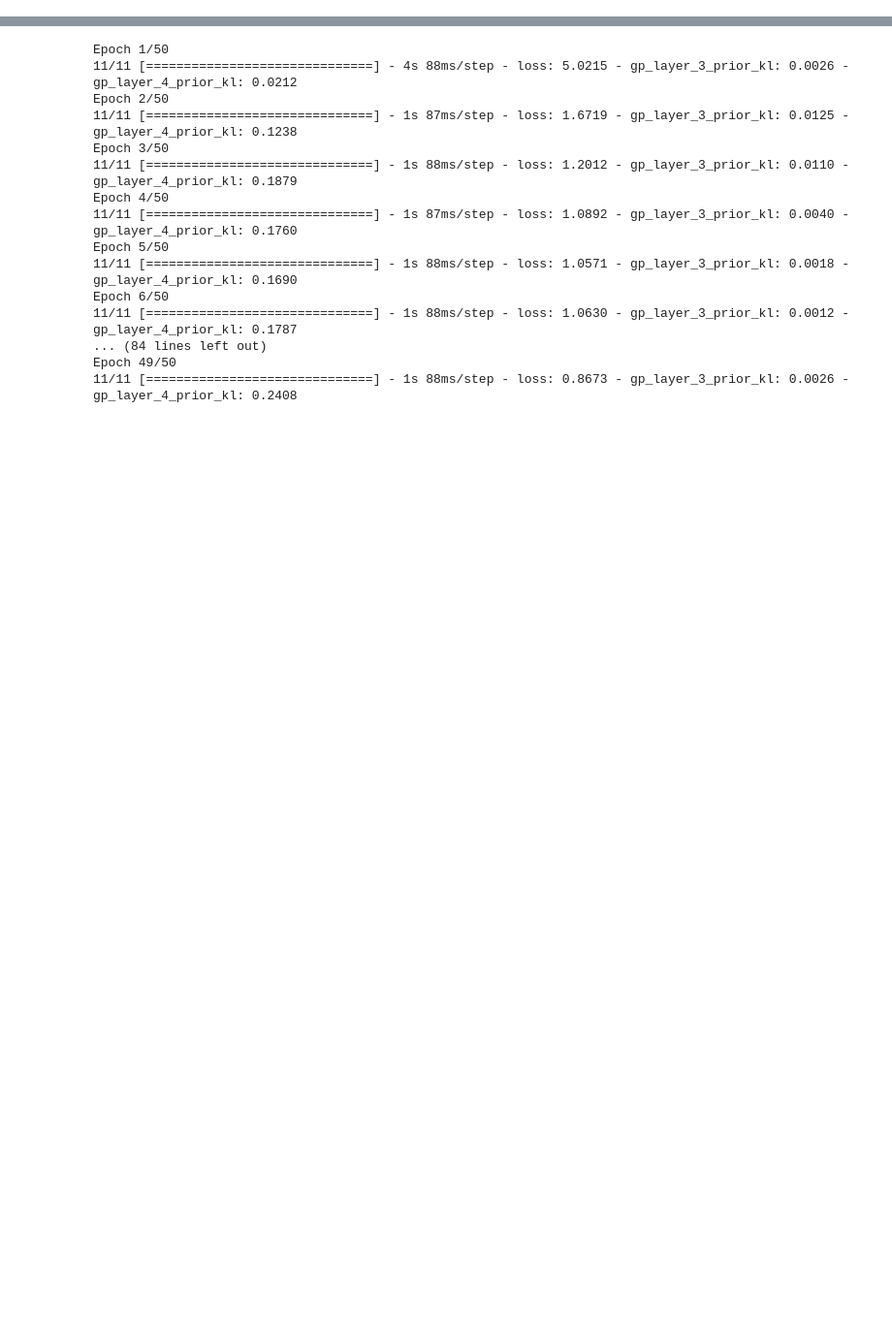
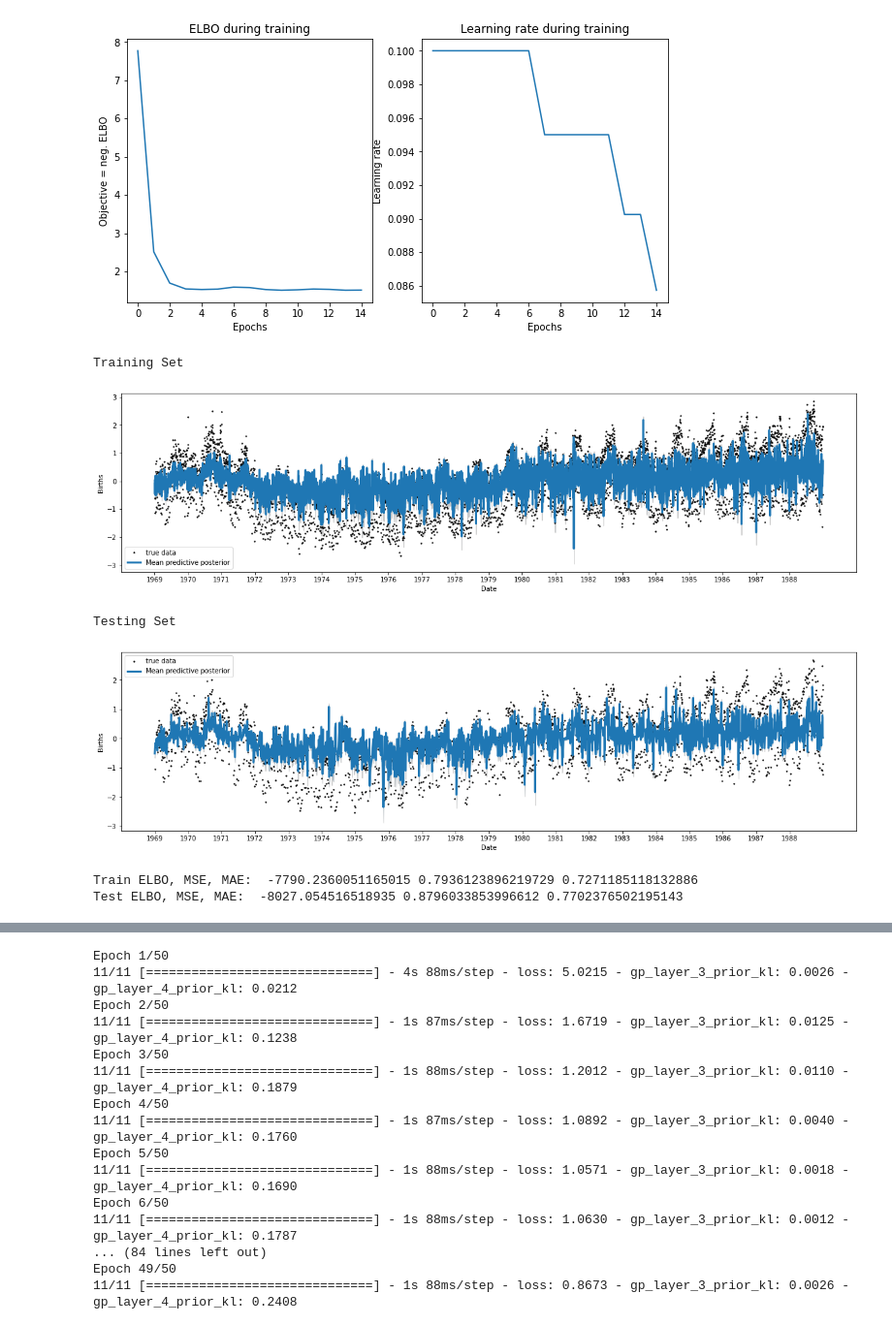
Before and after one commit to CristinaNogRod/GaussianProcesses-TimeSeries, a Jupyter notebook: notebooks/GPFlux/DeepGP.ipynb, the cells around one changed output, grey strips where cells are left out. Shown at 97% size. Saved outputs shown, nothing was run; the diff lists cells and outputs as text; code cells hidden in the pictures; blank space fills up the shorter version.

```diff
--- a/notebooks/GPFlux/DeepGP.ipynb
+++ b/notebooks/GPFlux/DeepGP.ipynb
@@ -213,0 +318,20 @@ Epoch 50/50
+# %%
+# using callbacks
+callbacks = [
+    tf.keras.callbacks.ReduceLROnPlateau("loss", factor=0.95, patience=2, min_lr=1e-6, verbose=0),
+    tf.keras.callbacks.EarlyStopping(monitor='loss', patience=5)
+]
+
+kernel1 = gpflow.kernels.Periodic(gpflow.kernels.RBF())
+kernel2 = gpflow.kernels.RBF()
+kernel3 = gpflow.kernels.RBF()
+
+build_train_3layer_dgp(kernel1, kernel2, kernel3, num_inducing=1000, callbacks=callbacks, batch_size=500)
+# %% [output]
+[figure, added]
+Training Set
+[figure, added]
+Testing Set
+[figure, added]
+Train ELBO, MSE, MAE:  -7790.2360051165015 0.7936123896219729 0.7271185118132886
+Test ELBO, MSE, MAE:  -8027.054516518935 0.8796033853996612 0.7702376502195143
```
Also changed, not shown: parts of 20 cells of this notebook, 1 other file.
